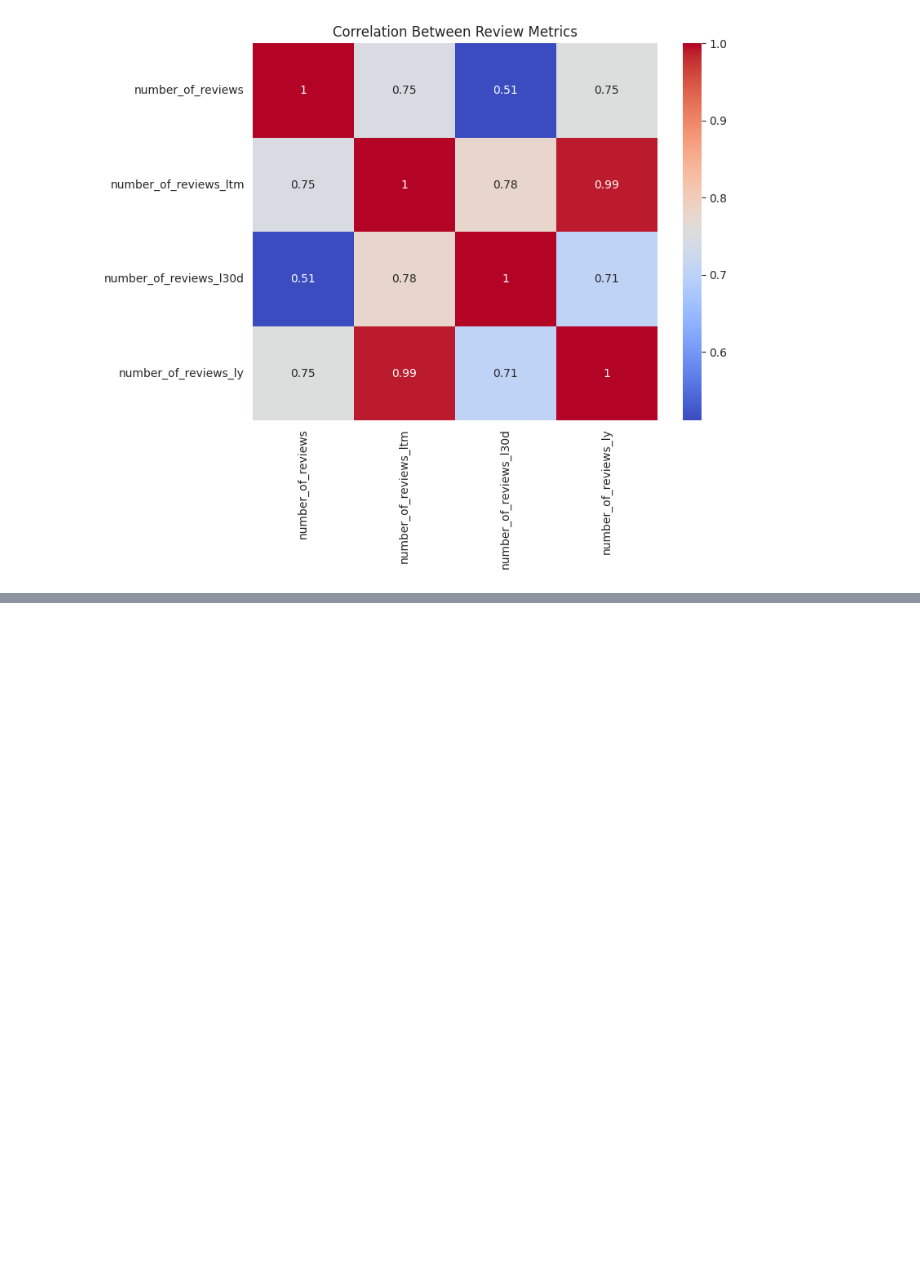
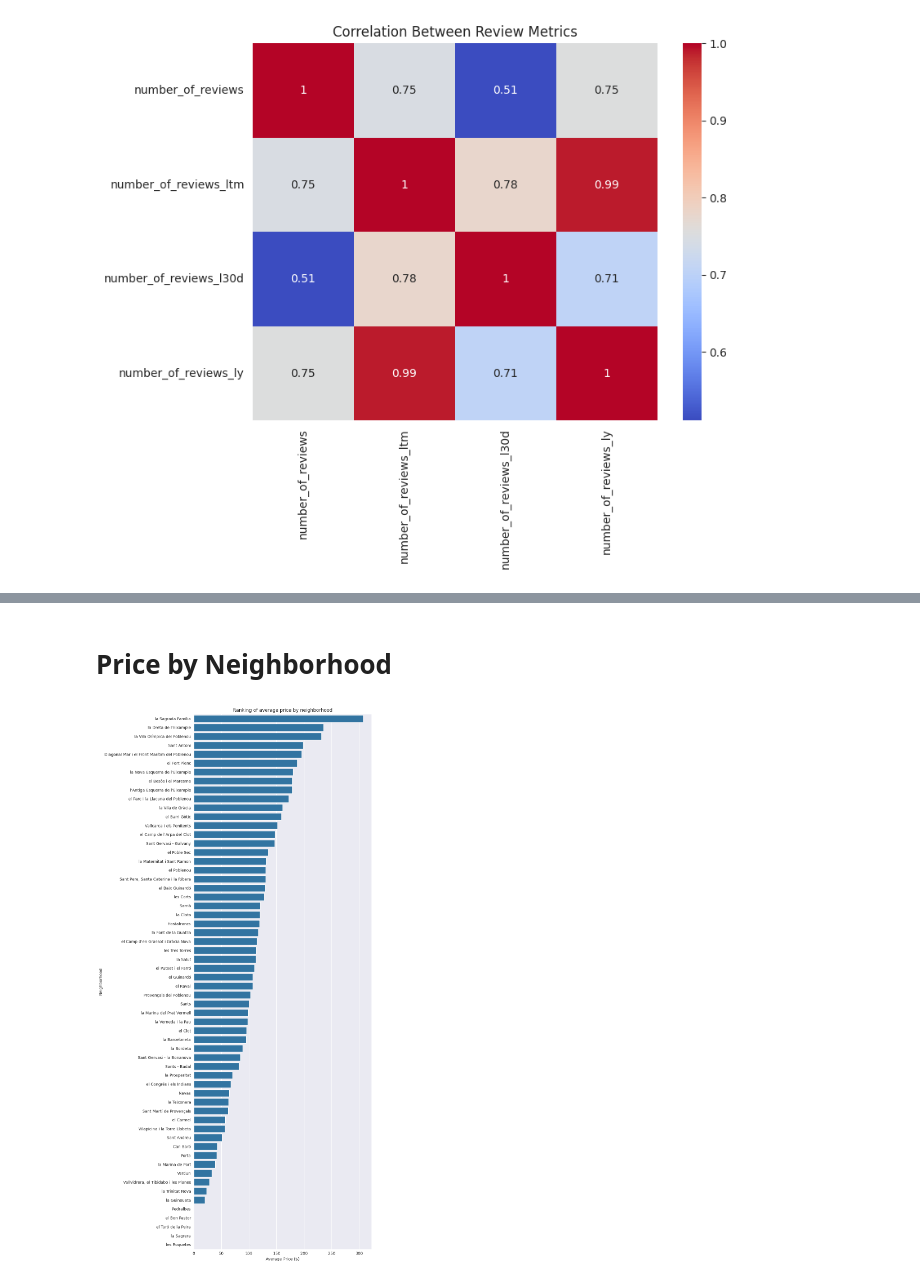
Before and after one commit to dominika232323/Harsh-Review-Detector, a Jupyter notebook: notebooks/1.0-db-data-analysis.ipynb, the cells around one changed output, grey strips where cells are left out. Saved outputs shown, nothing was run; the diff lists cells and outputs as text; code cells hidden in the pictures; blank space fills up the shorter version.

```diff
--- a/notebooks/1.0-db-data-analysis.ipynb
+++ b/notebooks/1.0-db-data-analysis.ipynb
@@ -393,0 +405,13 @@ plt.show()
+# %% [markdown]
+# Price by Neighborhood
+# %%
+plt.figure(figsize=(10, 20))
+avg_price_by_neigh = df.groupby('neighbourhood_cleansed')['price'].mean().sort_values(ascending=False)
+sns.barplot(x=avg_price_by_neigh.values, y=avg_price_by_neigh.index)
+plt.title("Ranking of average price by neighborhood")
+plt.xlabel("Average Price ($)")
+plt.ylabel("Neighborhood")
+plt.tight_layout()
+plt.show()
+# %% [output]
+[figure, added]
```
Also changed, not shown: parts of 10 cells of this notebook.
